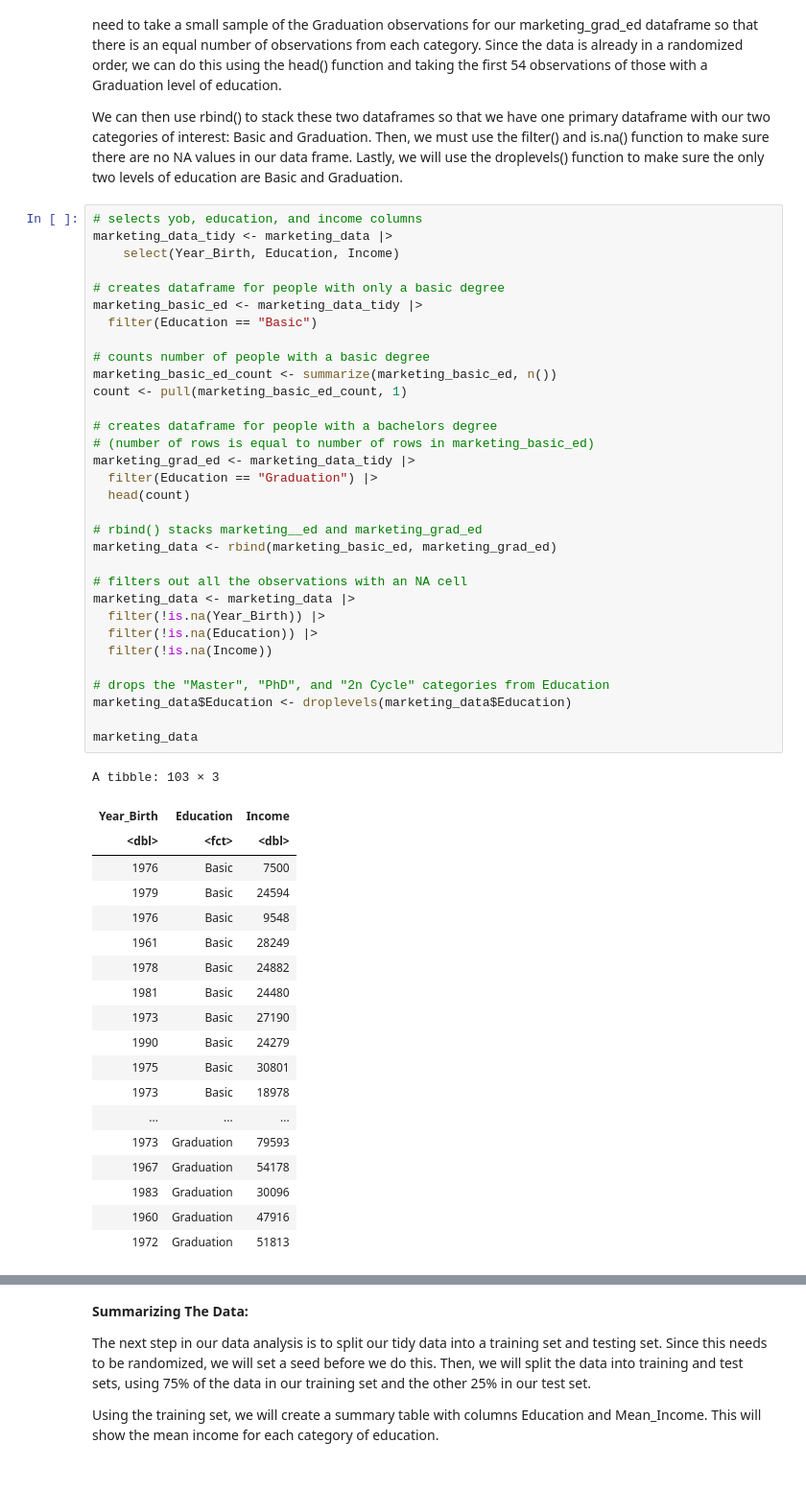
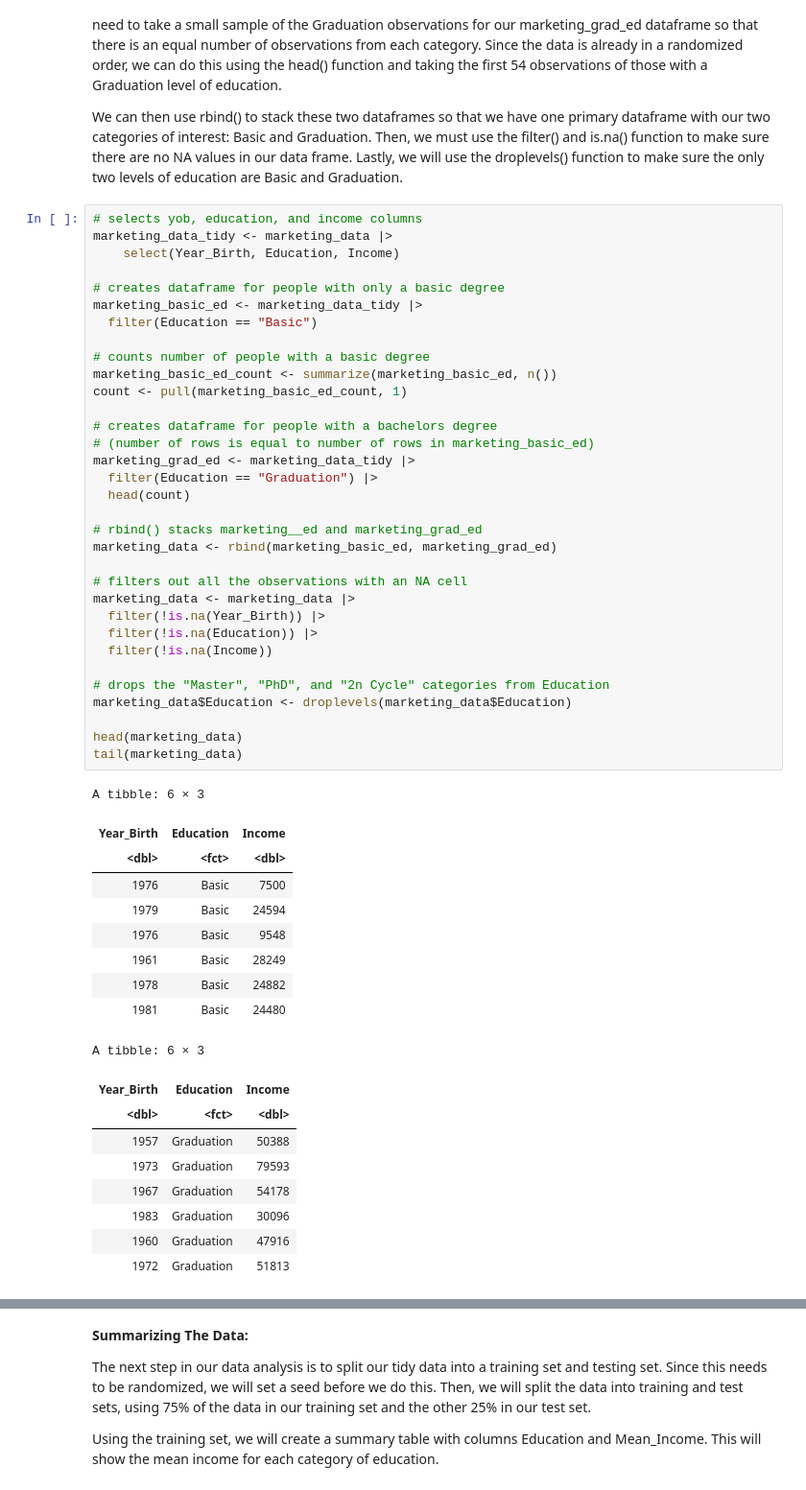
Before and after one commit to jansm04/toy_ds_project, a Jupyter notebook: MarketingCampaign.ipynb, the cells around one changed output, grey strips where cells are left out. Shown at 96% size. Drawn from its saved outputs; the diff is of its cells as text.

```diff
--- a/MarketingCampaign.ipynb
+++ b/MarketingCampaign.ipynb
@@ -94,43 +112,43 @@ marketing_basic_ed <- marketing_data_tidy |>
 marketing_basic_ed_count <- summarize(marketing_basic_ed, n())
 count <- pull(marketing_basic_ed_count, 1)
 
 # creates dataframe for people with a bachelors degree
 # (number of rows is equal to number of rows in marketing_basic_ed)
 marketing_grad_ed <- marketing_data_tidy |>
   filter(Education == "Graduation") |>
   head(count)
 
 # rbind() stacks marketing__ed and marketing_grad_ed
 marketing_data <- rbind(marketing_basic_ed, marketing_grad_ed)
 
 # filters out all the observations with an NA cell
 marketing_data <- marketing_data |>
   filter(!is.na(Year_Birth)) |>
   filter(!is.na(Education)) |>
   filter(!is.na(Income))
 
 # drops the "Master", "PhD", and "2n Cycle" categories from Education
 marketing_data$Education <- droplevels(marketing_data$Education)
 
-marketing_data
+head(marketing_data)
+tail(marketing_data)
 # %% [output]
-A tibble: 103 × 3
+A tibble: 6 × 3
 | Year_Birth | Education | Income |
 | <dbl> | <fct> | <dbl> |
 | 1976 | Basic | 7500 |
 | 1979 | Basic | 24594 |
 | 1976 | Basic | 9548 |
 | 1961 | Basic | 28249 |
 | 1978 | Basic | 24882 |
 | 1981 | Basic | 24480 |
-| 1973 | Basic | 27190 |
-| 1990 | Basic | 24279 |
-| 1975 | Basic | 30801 |
-| 1973 | Basic | 18978 |
-| ... | ... | ... |
-| 1973 | Graduation | 79593 |
-| 1967 | Graduation | 54178 |
-| 1983 | Graduation | 30096 |
-| 1960 | Graduation | 47916 |
-| 1972 | Graduation | 51813 |
+A tibble: 6 × 3
+| Year_Birth | Education | Income |
+| <dbl> | <fct> | <dbl> |
+| 1957 | Graduation | 50388 |
+| 1973 | Graduation | 79593 |
+| 1967 | Graduation | 54178 |
+| 1983 | Graduation | 30096 |
+| 1960 | Graduation | 47916 |
+| 1972 | Graduation | 51813 |
 # %% [markdown]
```
Also changed, not shown: parts of 5 cells of this notebook.
